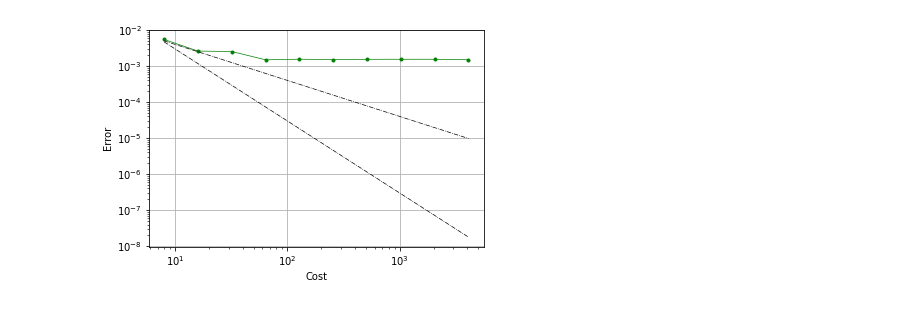
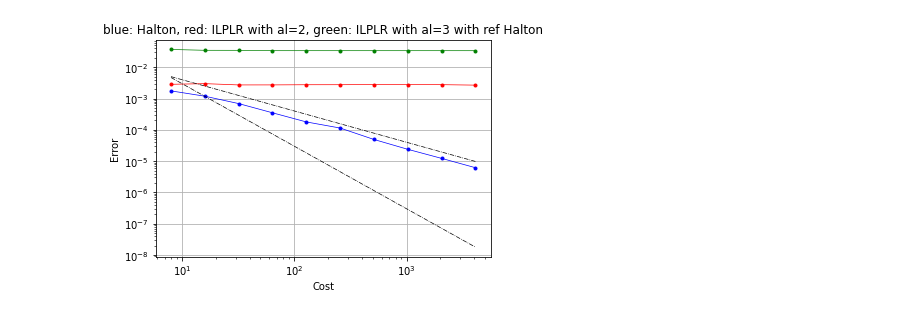
Before and after one commit to vkarnaev/random_domain_elasticity, a Jupyter notebook: utils/plotGraph.ipynb, the cells around one changed output. Drawn from its saved outputs; the diff is of its cells as text; code cells hidden in the pictures.

```diff
--- a/utils/plotGraph.ipynb
+++ b/utils/plotGraph.ipynb
@@ -3,28 +3,30 @@ import numpy as np
 import matplotlib.pyplot as plt
 # %%
 err_qmc = np.loadtxt("../experiments/err/err_qmc.txt", delimiter=' ')
-err_hqmc = np.loadtxt("../experiments/err/err_hqmc.txt", delimiter=' ')
-#err_hqmc_vs_qmc = np.loadtxt("../experiments/err/err_hqmc_vs_qmc.txt", delimiter=' ')
-cost1 = 0.04*err_hqmc[:,0]**(-1)
-cost2 = 0.3*err_hqmc[:,0]**(-2)
+err_hqmc_3 = np.loadtxt("../experiments/err/err_hqmc_3.txt", delimiter=' ')
+err_hqmc_2 = np.loadtxt("../experiments/err/err_hqmc_2.txt", delimiter=' ')
+err_hqmc_3_vs_qmc = np.loadtxt("../experiments/err/err_hqmc_3_vs_qmc.txt", delimiter=' ')
+err_hqmc_2_vs_qmc = np.loadtxt("../experiments/err/err_hqmc_2_vs_qmc.txt", delimiter=' ')
+cost1 = 0.04*err_qmc[:,0]**(-1)
+cost2 = 0.3*err_qmc[:,0]**(-2)
 # %%
 fig, ax = plt.subplots()
 
-#ax.loglog(err_qmc[:,0], err_qmc[:,1],'b.')
-#ax.loglog(err_qmc[:,0], err_qmc[:,1],'b-',lw=0.7)
-#ax.loglog(err_hqmc_vs_qmc[:,0], err_hqmc_vs_qmc[:,1],'r.')
-#ax.loglog(err_hqmc_vs_qmc[:,0], err_hqmc_vs_qmc[:,1],'r-',lw=0.7)
-ax.loglog(err_hqmc[:,0], err_hqmc[:,1],'g.')
-ax.loglog(err_hqmc[:,0], err_hqmc[:,1],'g-',lw=0.7)
-ax.loglog(err_hqmc[:,0], cost1,'k-.',lw=0.7)
-ax.loglog(err_hqmc[:,0], cost2,'k-.',lw=0.7)
+ax.loglog(err_qmc[:,0], err_qmc[:,1],'b.')
+ax.loglog(err_qmc[:,0], err_qmc[:,1],'b-',lw=0.7)
+ax.loglog(err_hqmc_2_vs_qmc[:,0], err_hqmc_2_vs_qmc[:,1],'r.')
+ax.loglog(err_hqmc_2_vs_qmc[:,0], err_hqmc_2_vs_qmc[:,1],'r-',lw=0.7)
+ax.loglog(err_hqmc_3_vs_qmc[:,0], err_hqmc_3_vs_qmc[:,1],'g.')
+ax.loglog(err_hqmc_3_vs_qmc[:,0], err_hqmc_3_vs_qmc[:,1],'g-',lw=0.7)
+ax.loglog(err_qmc[:,0], cost1,'k-.',lw=0.7)
+ax.loglog(err_qmc[:,0], cost2,'k-.',lw=0.7)
 
-#ax.set_title("blue: Halton, red: Sobol")
+ax.set_title("blue: Halton, red: ILPLR with al=2, green: ILPLR with al=3 with ref Halton")
 ax.set(xlabel="Cost", ylabel='Error')
 ax.grid()
 
 fig.savefig("../experiments/pic/err.png",dpi = 400)
 plt.show()
 # %% [output]
-[figure, old version]
+[figure, new version]
 # %%
```
Also changed, not shown: parts of 3 cells of this notebook, 54 other files.
